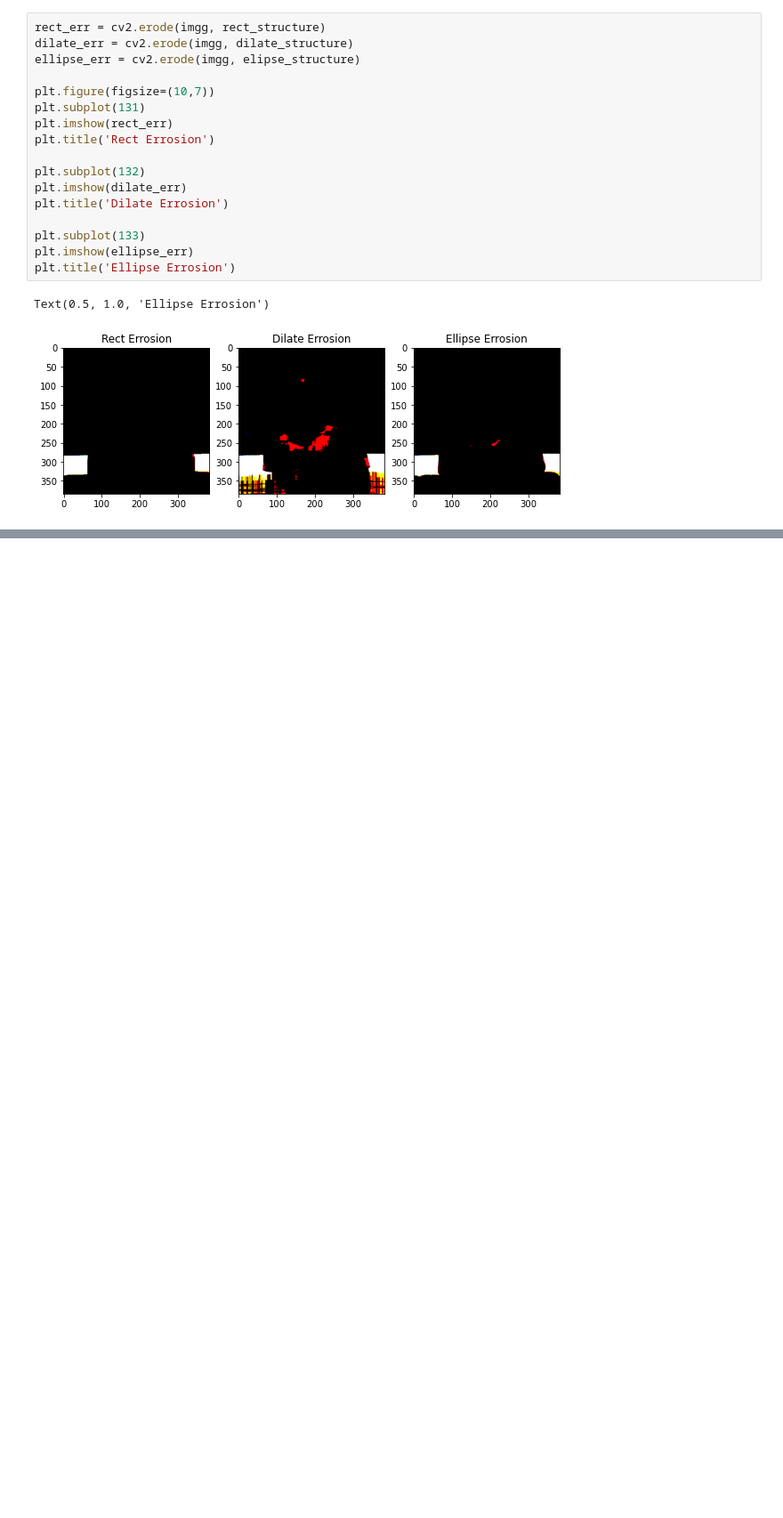
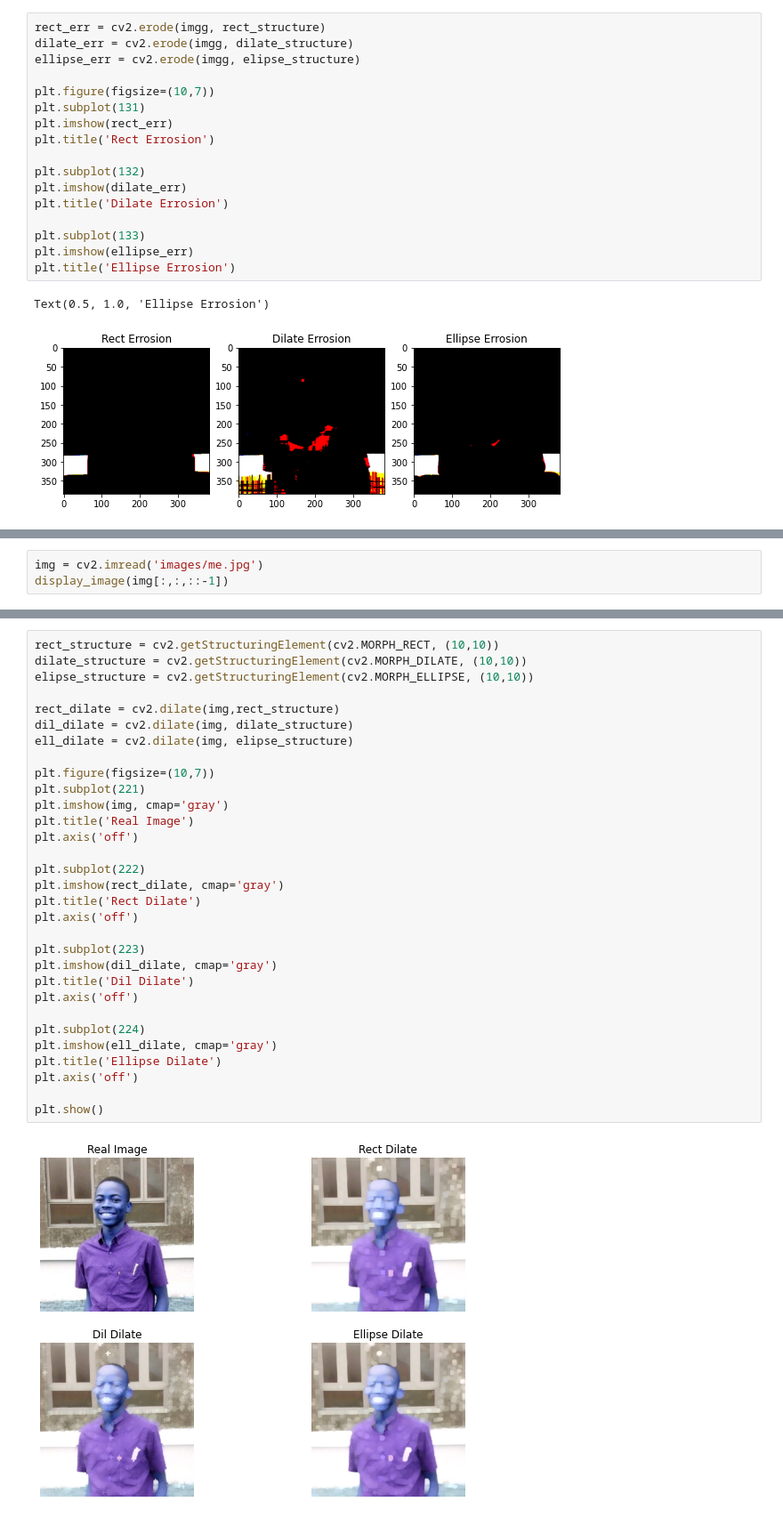
Before and after one commit to anice1/Intro-to-CV, a Jupyter notebook: Geometric-Transformation.ipynb, the cells around one changed output, grey strips where cells are left out. Shown at 89% size. Drawn from its saved outputs; the diff is of its cells as text; blank space fills up the shorter version.

```diff
--- a/Geometric-Transformation.ipynb
+++ b/Geometric-Transformation.ipynb
@@ -773,0 +776,3 @@ Text(0.5, 1.0, 'Ellipse Errosion')
+# %%
+img = cv2.imread('images/me.jpg')
+display_image(img[:,:,::-1])
@@ -773,0 +781,33 @@ Text(0.5, 1.0, 'Ellipse Errosion')
+# %%
+rect_structure = cv2.getStructuringElement(cv2.MORPH_RECT, (10,10))
+dilate_structure = cv2.getStructuringElement(cv2.MORPH_DILATE, (10,10))
+elipse_structure = cv2.getStructuringElement(cv2.MORPH_ELLIPSE, (10,10))
+
+rect_dilate = cv2.dilate(img,rect_structure)
+dil_dilate = cv2.dilate(img, dilate_structure)
+ell_dilate = cv2.dilate(img, elipse_structure)
+
+plt.figure(figsize=(10,7))
+plt.subplot(221)
+plt.imshow(img, cmap='gray')
+plt.title('Real Image')
+plt.axis('off')
+
+plt.subplot(222)
+plt.imshow(rect_dilate, cmap='gray')
+plt.title('Rect Dilate')
+plt.axis('off')
+
+plt.subplot(223)
+plt.imshow(dil_dilate, cmap='gray')
+plt.title('Dil Dilate')
+plt.axis('off')
+
+plt.subplot(224)
+plt.imshow(ell_dilate, cmap='gray')
+plt.title('Ellipse Dilate')
+plt.axis('off')
+
+plt.show()
+# %% [output]
+[figure, added]
```
Also changed, not shown: parts of 11 cells of this notebook, 1 other file.
